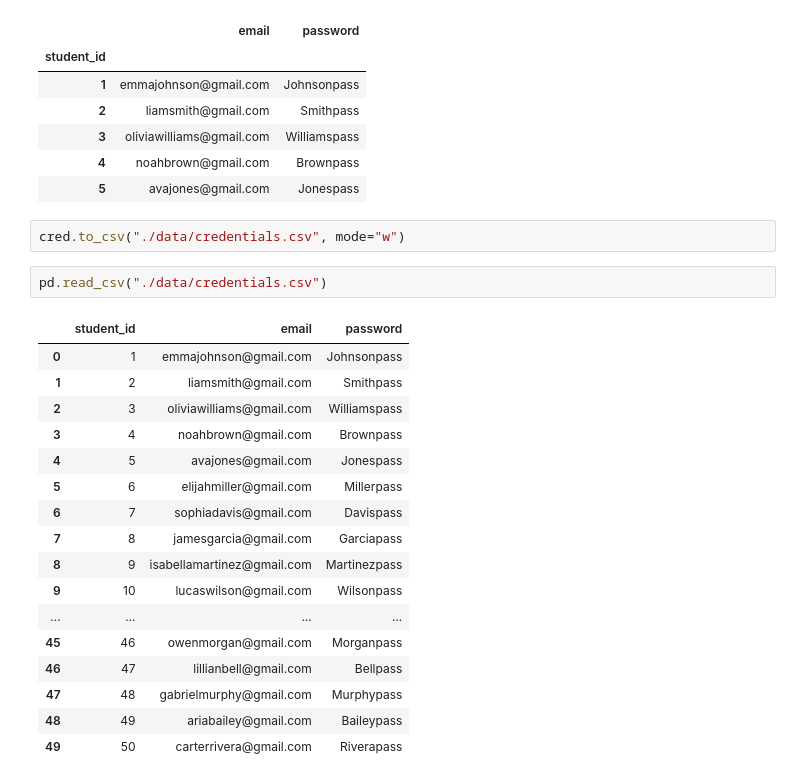
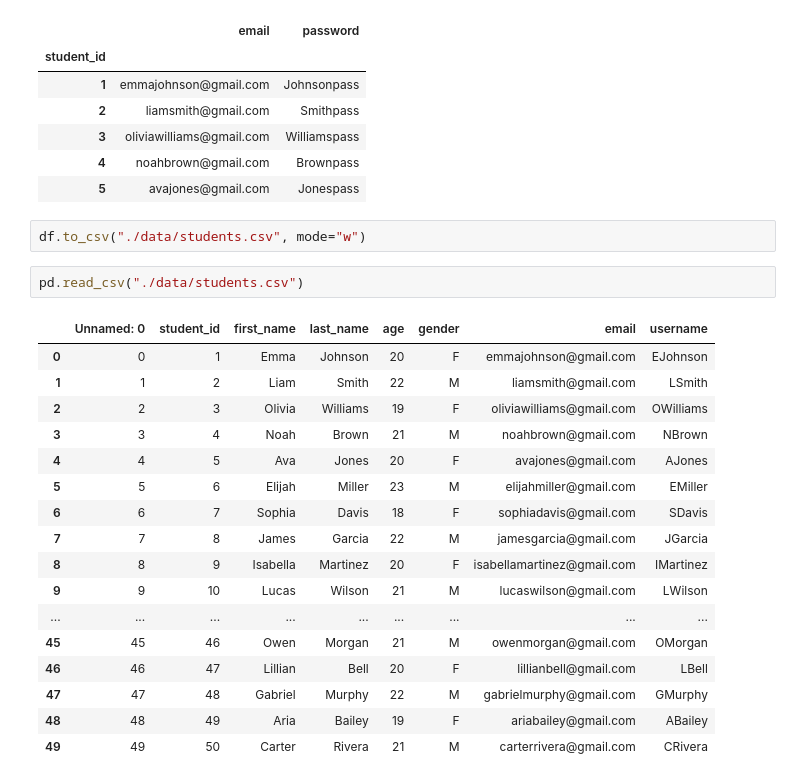
Before and after one commit to MigashaneVictoire/endToEnd_Flask_api_app, a Jupyter notebook: Credentials.ipynb, the cells around one changed output. Cells and saved outputs as stored; diff of their text form.

```diff
--- a/Credentials.ipynb
+++ b/Credentials.ipynb
@@ -44,24 +70,24 @@ cred.head()
 | 4 | noahbrown@gmail.com | Brownpass |
 | 5 | avajones@gmail.com | Jonespass |
 # %%
-cred.to_csv("./data/credentials.csv", mode="w")
+df.to_csv("./data/students.csv", mode="w")
 # %%
-pd.read_csv("./data/credentials.csv")
+pd.read_csv("./data/students.csv")
 # %% [output]
-|  | student_id | email | password |
-| 0 | 1 | emmajohnson@gmail.com | Johnsonpass |
-| 1 | 2 | liamsmith@gmail.com | Smithpass |
-| 2 | 3 | oliviawilliams@gmail.com | Williamspass |
-| 3 | 4 | noahbrown@gmail.com | Brownpass |
-| 4 | 5 | avajones@gmail.com | Jonespass |
-| 5 | 6 | elijahmiller@gmail.com | Millerpass |
-| 6 | 7 | sophiadavis@gmail.com | Davispass |
-| 7 | 8 | jamesgarcia@gmail.com | Garciapass |
-| 8 | 9 | isabellamartinez@gmail.com | Martinezpass |
-| 9 | 10 | lucaswilson@gmail.com | Wilsonpass |
-| ... | ... | ... | ... |
-| 45 | 46 | owenmorgan@gmail.com | Morganpass |
-| 46 | 47 | lillianbell@gmail.com | Bellpass |
-| 47 | 48 | gabrielmurphy@gmail.com | Murphypass |
-| 48 | 49 | ariabailey@gmail.com | Baileypass |
-| 49 | 50 | carterrivera@gmail.com | Riverapass |
+|  | Unnamed: 0 | student_id | first_name | last_name | age | gender | email | username |
+| 0 | 0 | 1 | Emma | Johnson | 20 | F | emmajohnson@gmail.com | EJohnson |
+| 1 | 1 | 2 | Liam | Smith | 22 | M | liamsmith@gmail.com | LSmith |
+| 2 | 2 | 3 | Olivia | Williams | 19 | F | oliviawilliams@gmail.com | OWilliams |
+| 3 | 3 | 4 | Noah | Brown | 21 | M | noahbrown@gmail.com | NBrown |
+| 4 | 4 | 5 | Ava | Jones | 20 | F | avajones@gmail.com | AJones |
+| 5 | 5 | 6 | Elijah | Miller | 23 | M | elijahmiller@gmail.com | EMiller |
+| 6 | 6 | 7 | Sophia | Davis | 18 | F | sophiadavis@gmail.com | SDavis |
+| 7 | 7 | 8 | James | Garcia | 22 | M | jamesgarcia@gmail.com | JGarcia |
+| 8 | 8 | 9 | Isabella | Martinez | 20 | F | isabellamartinez@gmail.com | IMartinez |
+| 9 | 9 | 10 | Lucas | Wilson | 21 | M | lucaswilson@gmail.com | LWilson |
+| ... | ... | ... | ... | ... | ... | ... | ... | ... |
+| 45 | 45 | 46 | Owen | Morgan | 21 | M | owenmorgan@gmail.com | OMorgan |
+| 46 | 46 | 47 | Lillian | Bell | 20 | F | lillianbell@gmail.com | LBell |
+| 47 | 47 | 48 | Gabriel | Murphy | 22 | M | gabrielmurphy@gmail.com | GMurphy |
+| 48 | 48 | 49 | Aria | Bailey | 19 | F | ariabailey@gmail.com | ABailey |
+| 49 | 49 | 50 | Carter | Rivera | 21 | M | carterrivera@gmail.com | CRivera |
```
Also changed, not shown: parts of 1 cell of this notebook, 6 other files.
